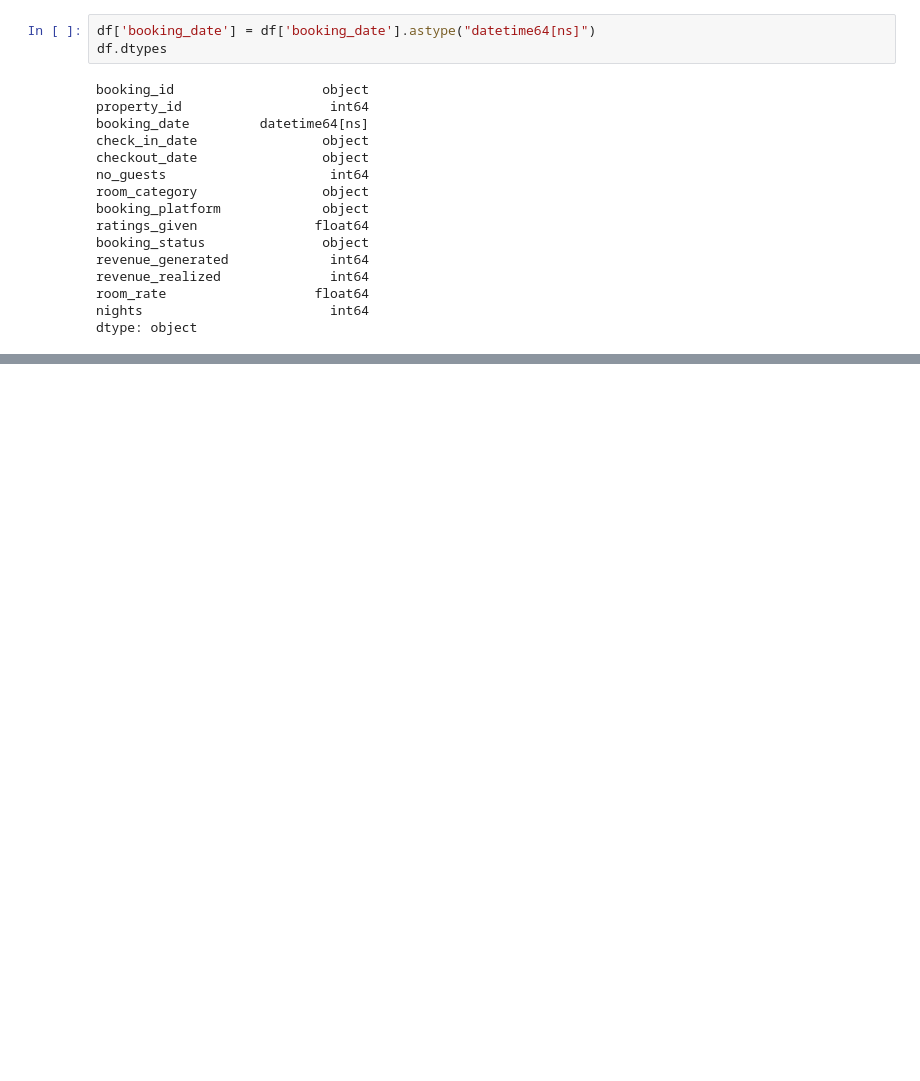
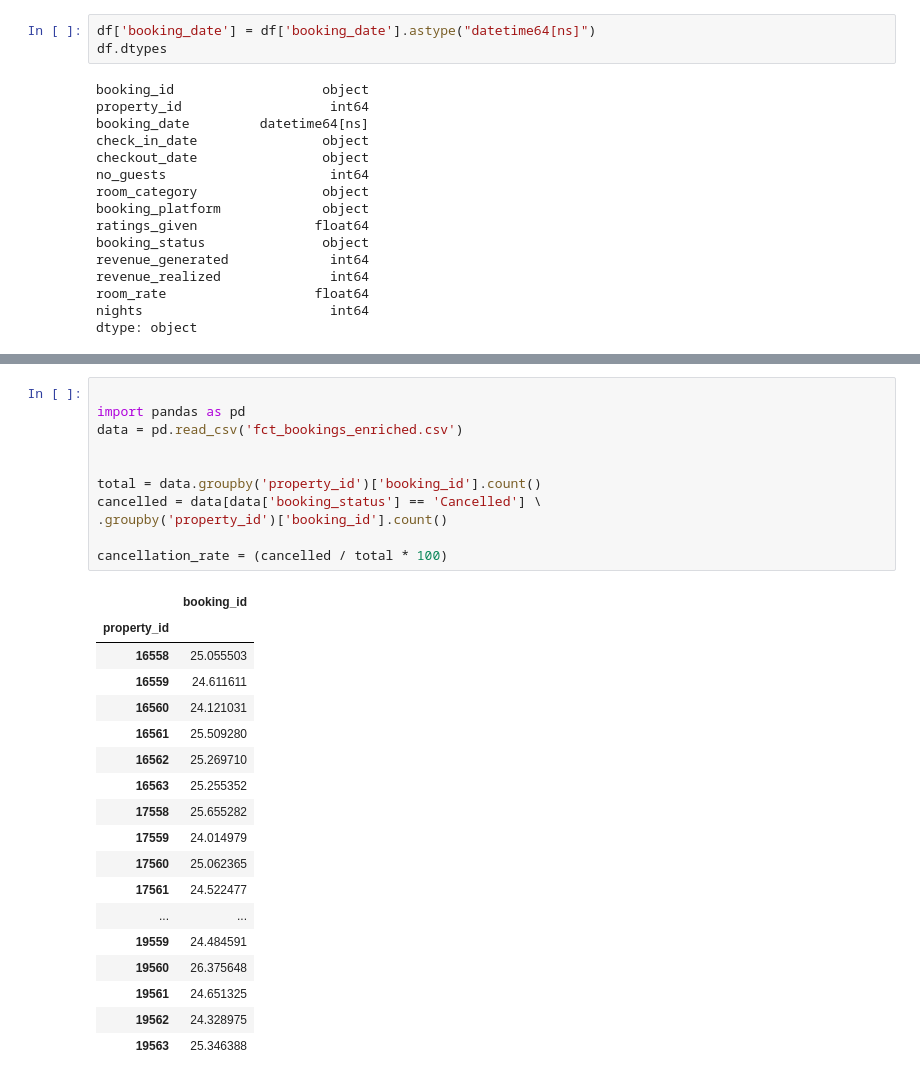
Before and after one commit to MOO242/Hotel-Performance-Optimizer-Phase-1-No-Deploy, a Jupyter notebook: Notebook/EDA.ipynb, the cells around one changed output, grey strips where cells are left out. Saved outputs shown, nothing was run; the diff lists cells and outputs as text; blank space fills up the shorter version.

```diff
--- a/Notebook/EDA.ipynb
+++ b/Notebook/EDA.ipynb
@@ -66,0 +70,30 @@ dtype: object
+# %%
+
+import pandas as pd
+data = pd.read_csv('fct_bookings_enriched.csv')
+
+
+total = data.groupby('property_id')['booking_id'].count()
+cancelled = data[data['booking_status'] == 'Cancelled'] \
+.groupby('property_id')['booking_id'].count()
+
+cancellation_rate = (cancelled / total * 100)
+# %% [output]
+|  | booking_id |
+| property_id |  |
+| 16558 | 25.055503 |
+| 16559 | 24.611611 |
+| 16560 | 24.121031 |
+| 16561 | 25.509280 |
+| 16562 | 25.269710 |
+| 16563 | 25.255352 |
+| 17558 | 25.655282 |
+| 17559 | 24.014979 |
+| 17560 | 25.062365 |
+| 17561 | 24.522477 |
+| ... | ... |
+| 19559 | 24.484591 |
+| 19560 | 26.375648 |
+| 19561 | 24.651325 |
+| 19562 | 24.328975 |
+| 19563 | 25.346388 |
```
Also changed, not shown: parts of 1 cell of this notebook, 7 other files.
